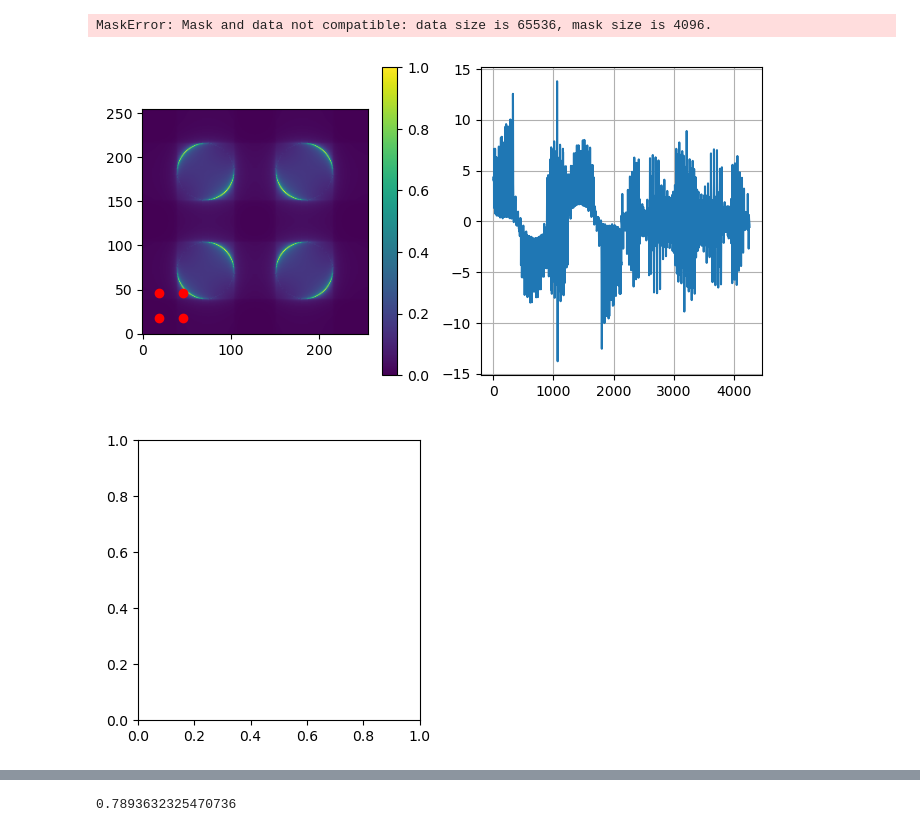
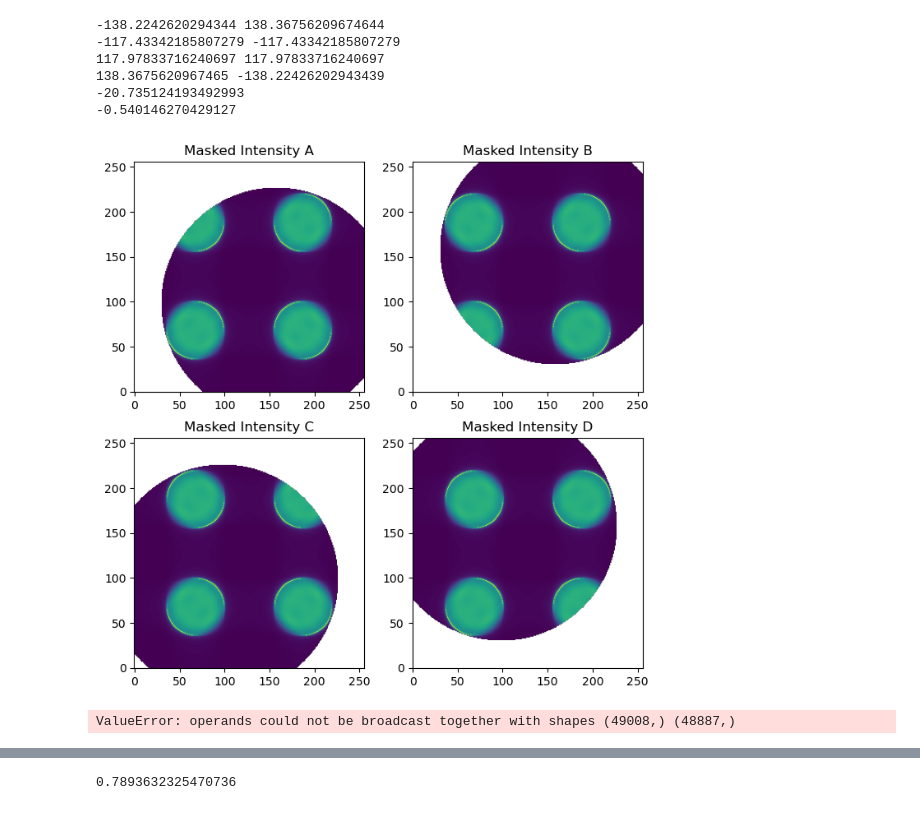
Before and after one commit to ArcetriAdaptiveOptics/ekarus, a Jupyter notebook: ekarus/notebooks/TestCCD.ipynb, the cells around one changed output, grey strips where cells are left out. Saved outputs shown, nothing was run; the diff lists cells and outputs as text; code cells hidden in the pictures.

```diff
--- a/ekarus/notebooks/TestCCD.ipynb
+++ b/ekarus/notebooks/TestCCD.ipynb
@@ -101,19 +168,48 @@ plt.colorbar()
+# %%
+plt.figure(figsize=(8,8))
+plt.subplot(2, 2, 1)
+plt.imshow(masked_array(ccd_modulated_intensity, mask=subapertures[0]), origin='lower')
+plt.title("Masked Intensity A")
+plt.subplot(2, 2, 2)
+plt.imshow(masked_array(ccd_modulated_intensity, mask=subapertures[1]), origin='lower')
+plt.title("Masked Intensity B")
+plt.subplot(2, 2, 3)
+plt.imshow(masked_array(ccd_modulated_intensity, mask=subapertures[2]), origin='lower')
+plt.title("Masked Intensity C")
+plt.subplot(2, 2, 4)
+plt.imshow(masked_array(ccd_modulated_intensity, mask=subapertures[3]), origin='lower')
+plt.title("Masked Intensity D")
+
+qy,qx = get_photocenter(ccd_modulated_intensity*(1-subapertures[0]))
+print(qy-ny,qx)
+qy,qx = get_photocenter(ccd_modulated_intensity*(1-subapertures[1]))
+print(qy-ny,qx-nx)
+qy,qx = get_photocenter(ccd_modulated_intensity*(1-subapertures[2]))
+print(qy,qx)
+qy,qx = get_photocenter(ccd_modulated_intensity*(1-subapertures[3]))
+print(qy,qx-nx)
+
+
+diff = ccd.detector_shape[0]-2*xp.abs(qy)
+print(diff)
+print(wfs.apex_angle*112/diff)
+# %% [output]
+-138.2242620294344 138.36756209674644
+-117.43342185807279 -117.43342185807279
+117.97833716240697 117.97833716240697
+138.3675620967465 -138.22426202943439
+-20.735124193492993
+-0.540146270429127
+[figure, added]
 # %%
-# Initialize detector
-detector_shape = (256,256)#(64,64)
-ccd = Detector(detector_shape=detector_shape)
 
-ccd_modulated_intensity = toccd(modulated_intensity, ccd.detector_shape)
-
-# Create subaperture masks
-ccd.define_subaperture_masks(modulated_intensity, Npix = 63.5)#16)
-slope = ccd.compute_slopes(modulated_intensity)
+slope = sc.compute_slopes(modulated_intensity, lambdaOverD, nPhotons=None)
 
 
 plt.figure(figsize=(8,4))
 plt.subplot(1,2,1)
 plt.imshow(ccd_modulated_intensity, origin='lower')
-plt.scatter(ccd.subaperture_centers[:,0],ccd.subaperture_centers[:,1],c='red')
+# plt.scatter(ccd.subaperture_centers[:,0],ccd.subaperture_centers[:,1],c='red')
 plt.colorbar()
 
 plt.subplot(1,2,2)
@@ -135,6 +231,4 @@ plt.subplot(2, 2, 4)
 plt.imshow(masked_array(ccd_modulated_intensity, mask=ccd.subapertures[3]), origin='lower')
 plt.title("Masked Intensity D")
 # %% [output]
-MaskError: Mask and data not compatible: data size is 65536, mask size is 4096.
+ValueError: operands could not be broadcast together with shapes (49008,) (48887,)
-[figure, removed]
-[figure, removed]
```
Also changed, not shown: parts of 7 cells of this notebook, 7 other files.
